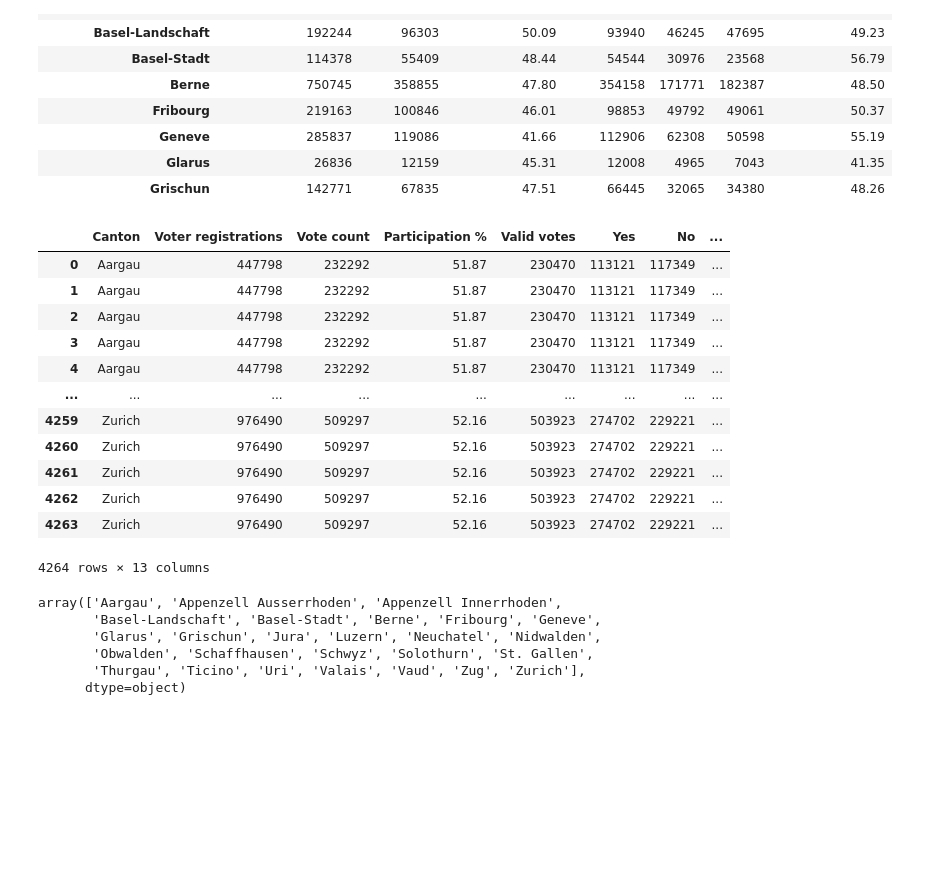
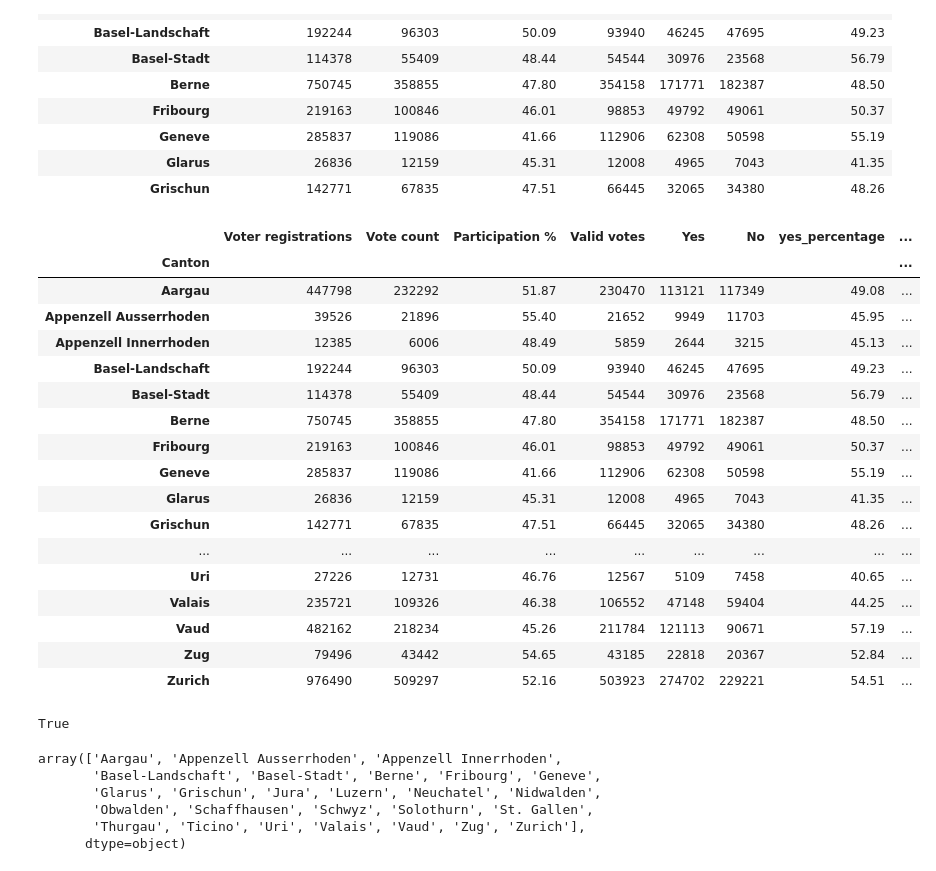
Before and after one commit to Rolph1/Online-privacy-votation-data-analysis, a Jupyter notebook: analysis.ipynb, the cells around one changed output. Cells and saved outputs as stored; diff of their text form; code cells hidden in the pictures; blank space fills up the shorter version.

```diff
--- a/analysis.ipynb
+++ b/analysis.ipynb
@@ -164,3 +164,9 @@ cantons_df.pivot(columns=["Age", "Sex"], index="Canton", values=["Proportion"])
+# %%
+cantons_df["Age_avg"] = cantons_df["Proportion"] * cantons_df["Age"]
+ols_cantons = pd.DataFrame()
+ols_cantons["Age_avg"] = cantons_df.groupby(["Canton"])["Age_avg"].sum()
+ols_cantons["Immigration"] = cantons_df.groupby(["Canton"])["Immigration"].sum()
+ols_cantons["swiss_citizenship_acquisition"] = cantons_df.groupby(["Canton"])["Swiss citizenship acquisition"].sum()
 # %%
 eid_df = eid_df.groupby(["Canton"]).sum()
 eid_df.head(10)
@@ -178,19 +184,30 @@ eid_df.head(10)
 | Glarus | 26836 | 12159 | 45.31 | 12008 | 4965 | 7043 | 41.35 |
 | Grischun | 142771 | 67835 | 47.51 | 66445 | 32065 | 34380 | 48.26 |
 # %%
-data_df = pd.merge(left=eid_df, right=cantons_df, left_on="Canton", right_on="Canton", how="inner")
+data_df = pd.merge(left=eid_df, right=ols_cantons, left_on="Canton", right_on="Canton", how="inner")
 data_df
 # %% [output]
-|  | Canton | Voter registrations | Vote count | Participation % | Valid votes | Yes | No | ... |
-| 0 | Aargau | 447798 | 232292 | 51.87 | 230470 | 113121 | 117349 | ... |
-| 1 | Aargau | 447798 | 232292 | 51.87 | 230470 | 113121 | 117349 | ... |
-| 2 | Aargau | 447798 | 232292 | 51.87 | 230470 | 113121 | 117349 | ... |
-| 3 | Aargau | 447798 | 232292 | 51.87 | 230470 | 113121 | 117349 | ... |
-| 4 | Aargau | 447798 | 232292 | 51.87 | 230470 | 113121 | 117349 | ... |
+|  | Voter registrations | Vote count | Participation % | Valid votes | Yes | No | yes_percentage | ... |
+| Canton |  |  |  |  |  |  |  | ... |
+| Aargau | 447798 | 232292 | 51.87 | 230470 | 113121 | 117349 | 49.08 | ... |
+| Appenzell Ausserrhoden | 39526 | 21896 | 55.40 | 21652 | 9949 | 11703 | 45.95 | ... |
+| Appenzell Innerrhoden | 12385 | 6006 | 48.49 | 5859 | 2644 | 3215 | 45.13 | ... |
+| Basel-Landschaft | 192244 | 96303 | 50.09 | 93940 | 46245 | 47695 | 49.23 | ... |
+| Basel-Stadt | 114378 | 55409 | 48.44 | 54544 | 30976 | 23568 | 56.79 | ... |
+| Berne | 750745 | 358855 | 47.80 | 354158 | 171771 | 182387 | 48.50 | ... |
+| Fribourg | 219163 | 100846 | 46.01 | 98853 | 49792 | 49061 | 50.37 | ... |
+| Geneve | 285837 | 119086 | 41.66 | 112906 | 62308 | 50598 | 55.19 | ... |
+| Glarus | 26836 | 12159 | 45.31 | 12008 | 4965 | 7043 | 41.35 | ... |
+| Grischun | 142771 | 67835 | 47.51 | 66445 | 32065 | 34380 | 48.26 | ... |
 | ... | ... | ... | ... | ... | ... | ... | ... | ... |
-| 4259 | Zurich | 976490 | 509297 | 52.16 | 503923 | 274702 | 229221 | ... |
-| 4260 | Zurich | 976490 | 509297 | 52.16 | 503923 | 274702 | 229221 | ... |
-| 4261 | Zurich | 976490 | 509297 | 52.16 | 503923 | 274702 | 229221 | ... |
-| 4262 | Zurich | 976490 | 509297 | 52.16 | 503923 | 274702 | 229221 | ... |
-| 4263 | Zurich | 976490 | 509297 | 52.16 | 503923 | 274702 | 229221 | ... |
+| Uri | 27226 | 12731 | 46.76 | 12567 | 5109 | 7458 | 40.65 | ... |
+| Valais | 235721 | 109326 | 46.38 | 106552 | 47148 | 59404 | 44.25 | ... |
+| Vaud | 482162 | 218234 | 45.26 | 211784 | 121113 | 90671 | 57.19 | ... |
+| Zug | 79496 | 43442 | 54.65 | 43185 | 22818 | 20367 | 52.84 | ... |
+| Zurich | 976490 | 509297 | 52.16 | 503923 | 274702 | 229221 | 54.51 | ... |
-4264 rows × 13 columns
+# %%
+a1 = sorted(ndg_df["Canton"].unique().tolist())
+a2 = sorted(ndg_df["Canton"].unique().tolist())
+a1 == a2
+# %% [output]
+True
```
Also changed, not shown: parts of 16 cells of this notebook, 1 other file.
